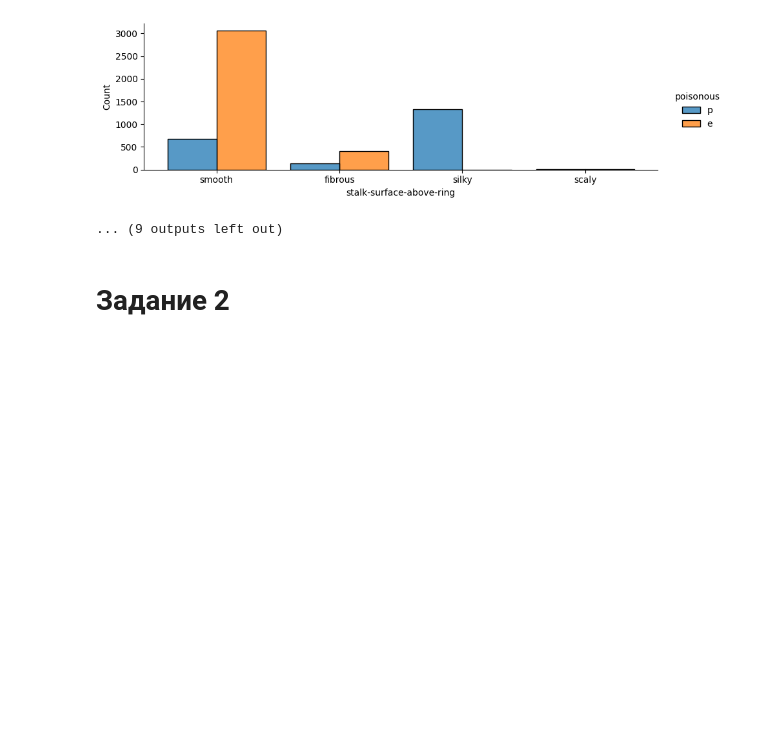
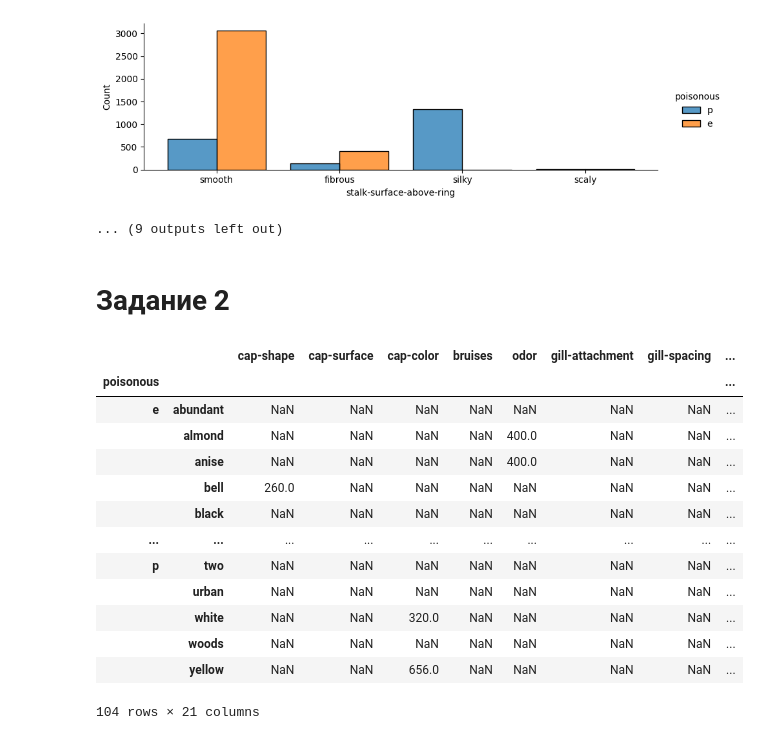
Before and after one commit to HerrPhoton/Theory-of-statistical-solutions, a Jupyter notebook: lab2.ipynb, the cells around one changed output. Cells and saved outputs as stored; diff of their text form; code cells hidden in the pictures; blank space fills up the shorter version.

```diff
--- a/lab2.ipynb
+++ b/lab2.ipynb
@@ -67,7 +69,6 @@ Name: count, dtype: int64
 ## Распределение значений категориальных признаков по классам
 # %%
 vars = mushroom['variables']
-X_full = X
 
 for col_name in X.columns.values:
 
@@ -77,9 +78,9 @@ for col_name in X.columns.values:
 
     for var in description:
         full, abbrev = var.split('=')
-        X_full[col_name] = X_full[col_name].replace(abbrev, full)
+        X[col_name] = X[col_name].replace(abbrev.strip(), full.strip())
 
-    sns.displot(X_full,
+    sns.displot(X,
                 x = col_name,
                 hue = y['poisonous'],
                 multiple = 'dodge',
@@ -107,0 +107,55 @@ X_freq = X.apply(lambda col: pd.DataFrame.value_counts(col, normalize = True), a
+# %%
+class Estimator:
+
+    def __init__(self, X_train):
+
+        self.X_train = X_train
+        self.X_freqs = X_train.groupby(y['poisonous']).apply(
+            lambda df: df.apply(lambda col: col.value_counts()))
+
+    def predict(self, df):
+
+        def compare_freqs(feature_name, value):
+
+            if value not in self.X_freqs.loc['e'].index:
+                return 'p'
+            elif value not in self.X_freqs.loc['p'].index:
+                return 'e'
+
+            freq1 = self.X_freqs.loc['e'][feature_name].loc[value]
+            freq2 = self.X_freqs.loc['p'][feature_name].loc[value]
+
+            if freq1 > freq2:
+                return 'e'
+
+            return 'p'
+
+        self.y_pred = pd.DataFrame()
+
+        for col in df.columns:
+           self.y_pred[col] = df[col].to_frame().applymap(lambda x: compare_freqs(col, x))
+
+        return self.y_pred
+
+    def get_accuracy(self, y_true):
+
+        return self.y_pred.apply(
+            lambda col: accuracy_score(y_true, col)).to_frame('Accuracy')
+# %%
+est = Estimator(X)
+est.X_freqs
+# %% [output]
+|  |  | cap-shape | cap-surface | cap-color | bruises | odor | gill-attachment | gill-spacing | ... |
+| poisonous |  |  |  |  |  |  |  |  | ... |
+| e | abundant | NaN | NaN | NaN | NaN | NaN | NaN | NaN | ... |
+|  | almond | NaN | NaN | NaN | NaN | 400.0 | NaN | NaN | ... |
+|  | anise | NaN | NaN | NaN | NaN | 400.0 | NaN | NaN | ... |
+|  | bell | 260.0 | NaN | NaN | NaN | NaN | NaN | NaN | ... |
+|  | black | NaN | NaN | NaN | NaN | NaN | NaN | NaN | ... |
+| ... | ... | ... | ... | ... | ... | ... | ... | ... | ... |
+| p | two | NaN | NaN | NaN | NaN | NaN | NaN | NaN | ... |
+|  | urban | NaN | NaN | NaN | NaN | NaN | NaN | NaN | ... |
+|  | white | NaN | NaN | 320.0 | NaN | NaN | NaN | NaN | ... |
+|  | woods | NaN | NaN | NaN | NaN | NaN | NaN | NaN | ... |
+|  | yellow | NaN | NaN | 656.0 | NaN | NaN | NaN | NaN | ... |
+104 rows × 21 columns
```
Also changed, not shown: parts of 14 cells of this notebook.
